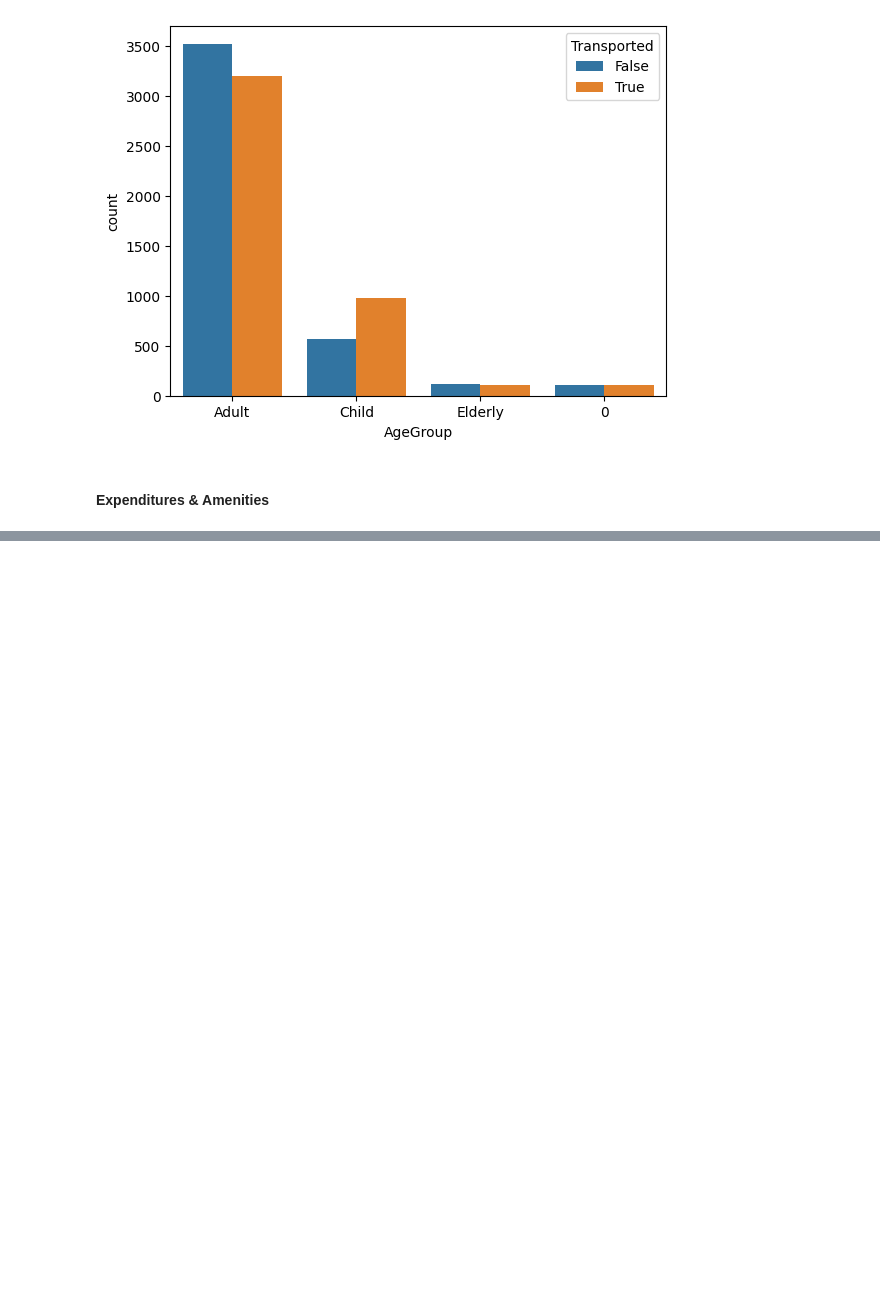
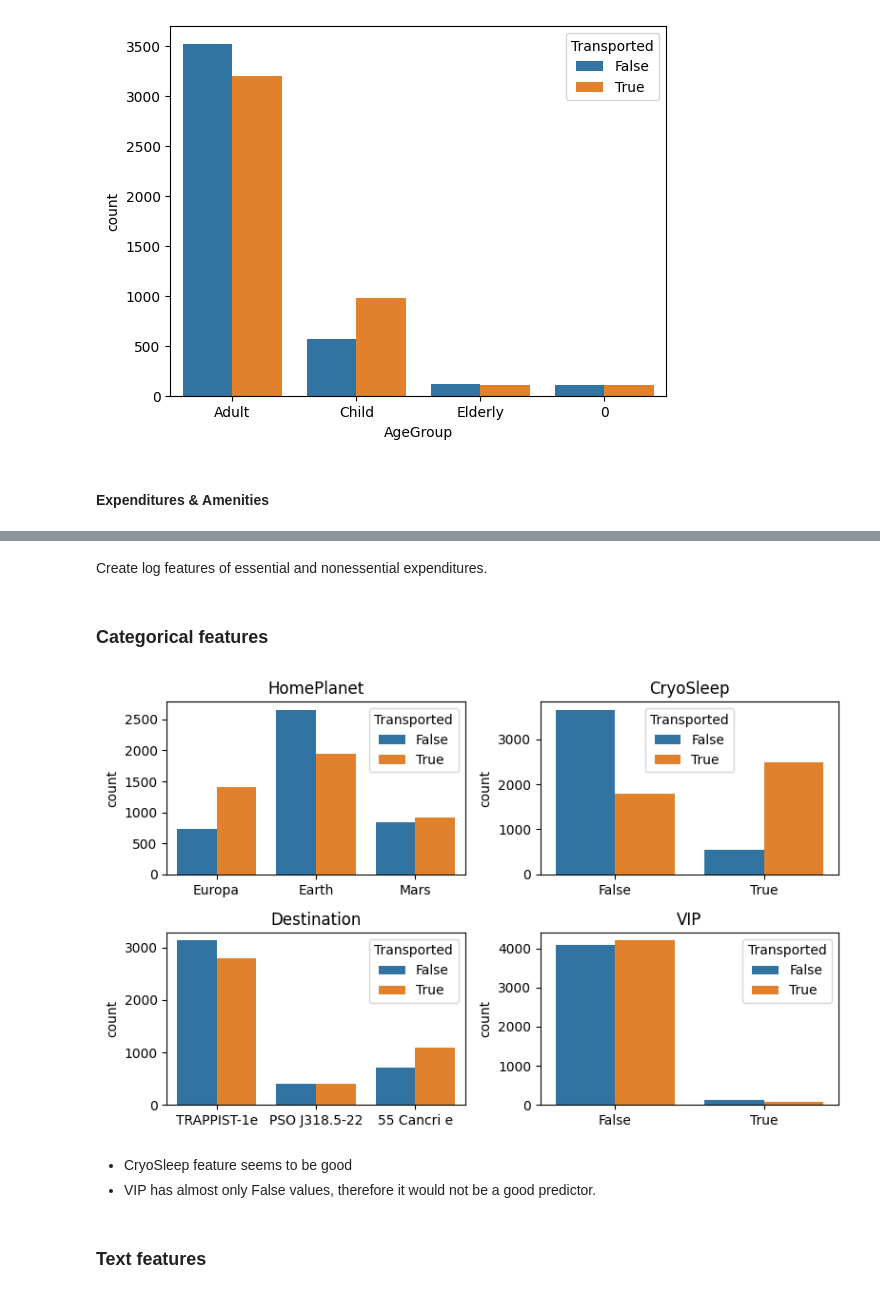
Before and after one commit to bartlomiejremlein/Kaggle-Spaceship-Titanic, a Jupyter notebook: notebooks/exploratory-data-analysis.ipynb, the cells around one changed output, grey strips where cells are left out. Drawn from its saved outputs; the diff is of its cells as text; code cells hidden in the pictures; blank space fills up the shorter version.

```diff
--- a/notebooks/exploratory-data-analysis.ipynb
+++ b/notebooks/exploratory-data-analysis.ipynb
@@ -211,0 +262,21 @@ for idx, col in enumerate(expenditures_columns):
+# %% [markdown]
+Create log features of essential and nonessential expenditures.
+# %% [markdown]
+### Categorical features
+# %%
+categorical_features = ['HomePlanet', 'CryoSleep', 'Destination', 'VIP']
+
+fig = plt.figure(figsize=(8, 5))
+for idx, col in enumerate(categorical_features):
+    plt.subplot(2, 2, idx+1)
+    plt.title(col)
+    sns.countplot(data=train, x=col, hue='Transported')
+    plt.xlabel(None)
+fig.tight_layout()
+# %% [output]
+[figure, added]
+# %% [markdown]
+- CryoSleep feature seems to be good
+- VIP has almost only False values, therefore it would not be a good predictor.
+# %% [markdown]
+### Text features
```
Also changed, not shown: parts of 9 cells of this notebook.
